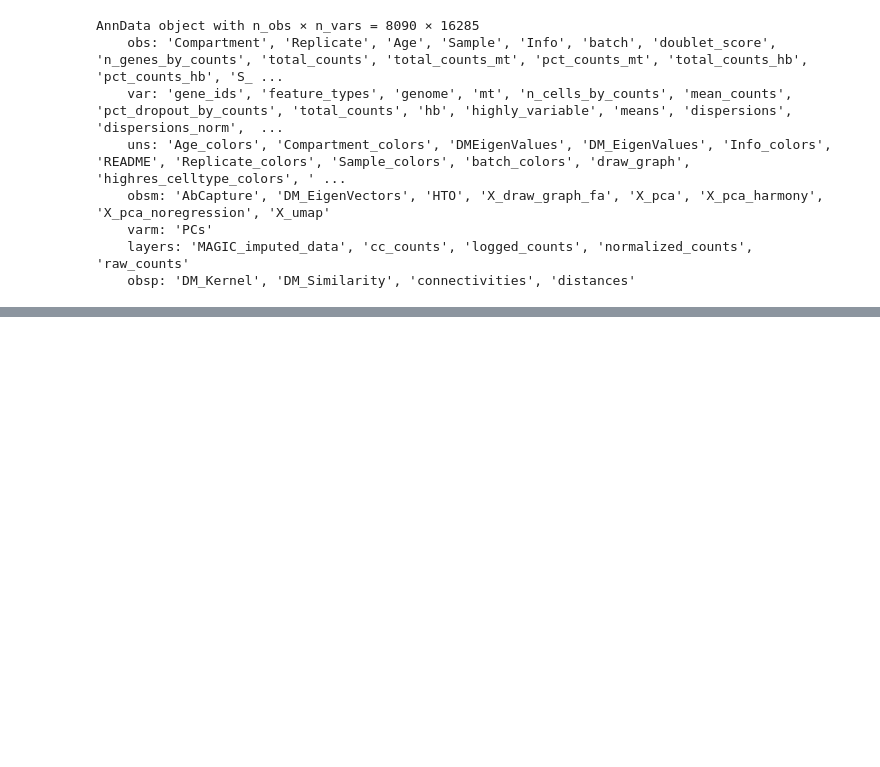
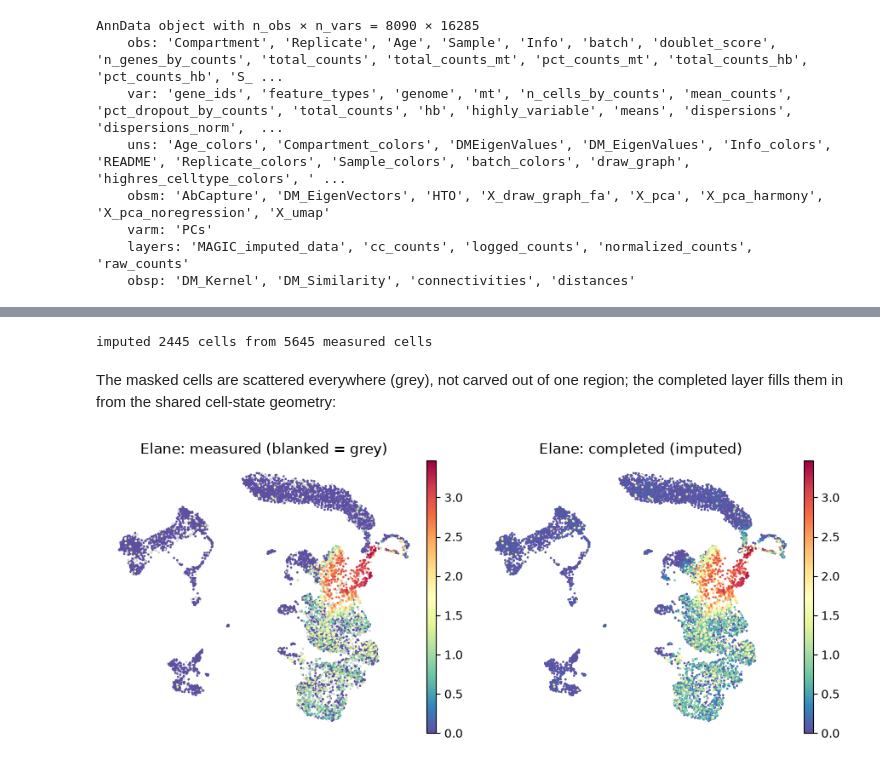
Before and after one commit to settylab/kompot, a Jupyter notebook: examples/05_smooth_expression.ipynb, the cells around one changed output, grey strips where cells are left out. Cells and saved outputs as stored; diff of their text form; code cells hidden in the pictures; blank space fills up the shorter version.

```diff
--- a/examples/05_smooth_expression.ipynb
+++ b/examples/05_smooth_expression.ipynb
@@ -212,0 +210,38 @@ difference is exactly the log fold change `kompot.de` reports.
+# %%
+truth = dense(adata[:, gene].layers[LAYER_FOR_EXPRESSION])   # full, pre-masking
+X = adata.obsm[DIMENSIONALITY_REDUCTION]
+
+rng = np.random.default_rng(0)                               # seeded: reproducible
+missing = rng.random(adata.n_obs) < 0.30                     # 30% of cells, at random
+observed = ~missing
+
+measured = truth.copy()
+measured[missing] = np.nan                                   # the modality, on ~70% of cells
+
+# Bare-array fit/predict — the estimator underneath smooth_expression.
+model = kompot.ExpressionModel()
+model.fit(X[observed], measured[observed][:, None])          # train on measured cells only
+
+completed = measured.copy()                                  # measured cells keep their value
+completed[missing] = model.predict(X[missing], progress=False)[:, 0]   # the rest are imputed
+
+adata.obs[f"{gene}: measured (30% blanked)"] = measured
+adata.obs[f"{gene}: completed (imputed)"] = completed
+print(f"imputed {int(missing.sum())} cells from {int(observed.sum())} measured cells")
+# %% [output]
+imputed 2445 cells from 5645 measured cells
+# %% [markdown]
+The masked cells are scattered everywhere (grey), not carved out of one region; the
+completed layer fills them in from the shared cell-state geometry:
+# %%
+vmin, vmax = np.nanmin(truth), np.nanmax(truth)
+fig, axes = plt.subplots(1, 2, figsize=(9, 3.8))
+sc.pl.embedding(adata, "umap", color=f"{gene}: measured (30% blanked)", ax=axes[0],
+                show=False, frameon=False, cmap="Spectral_r", vmin=vmin, vmax=vmax,
+                na_color="lightgrey", title=f"{gene}: measured (blanked = grey)")
+sc.pl.embedding(adata, "umap", color=f"{gene}: completed (imputed)", ax=axes[1],
+                show=False, frameon=False, cmap="Spectral_r", vmin=vmin, vmax=vmax,
+                title=f"{gene}: completed (imputed)")
+plt.tight_layout()
+# %% [output]
+[figure, added]
```
Also changed, not shown: parts of 28 cells of this notebook.
